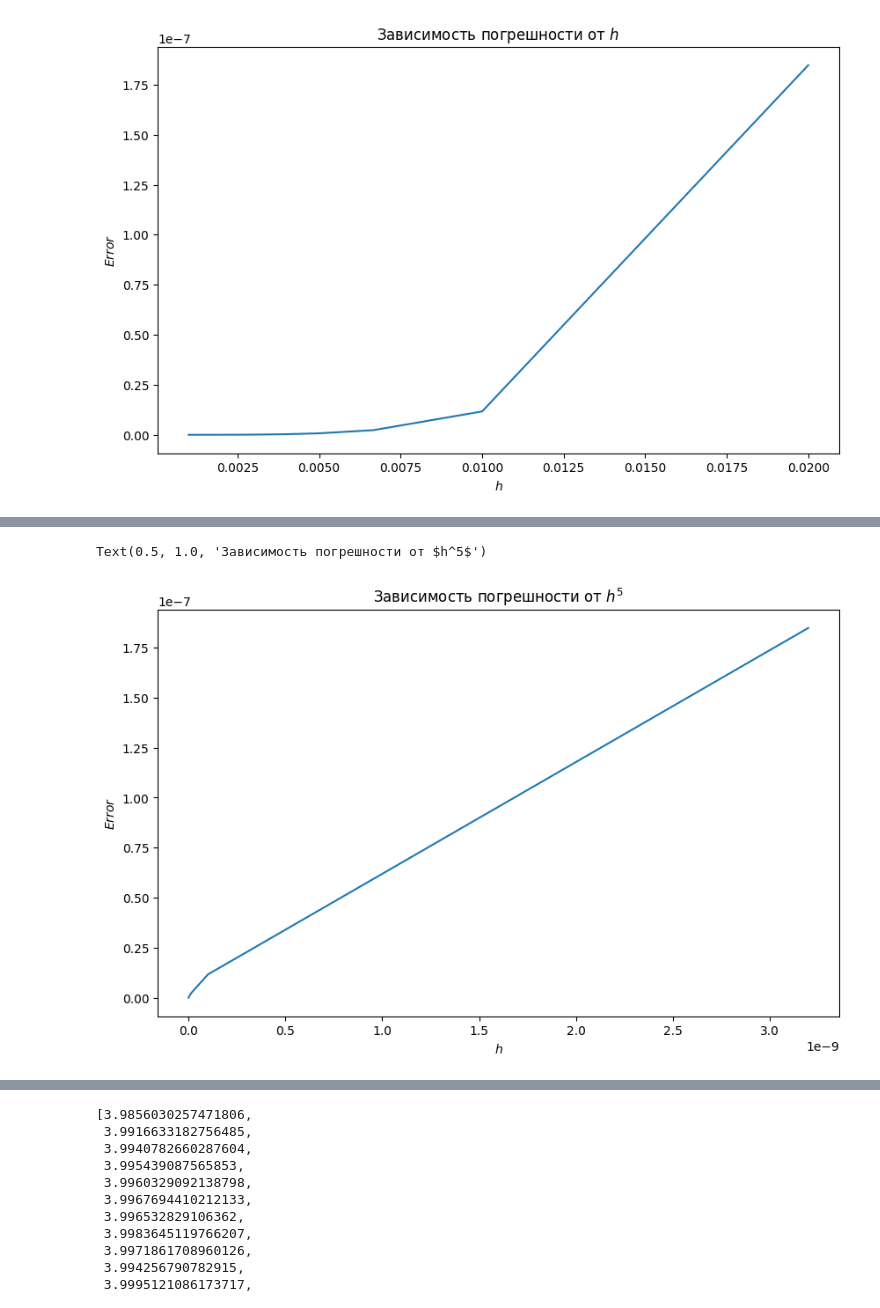
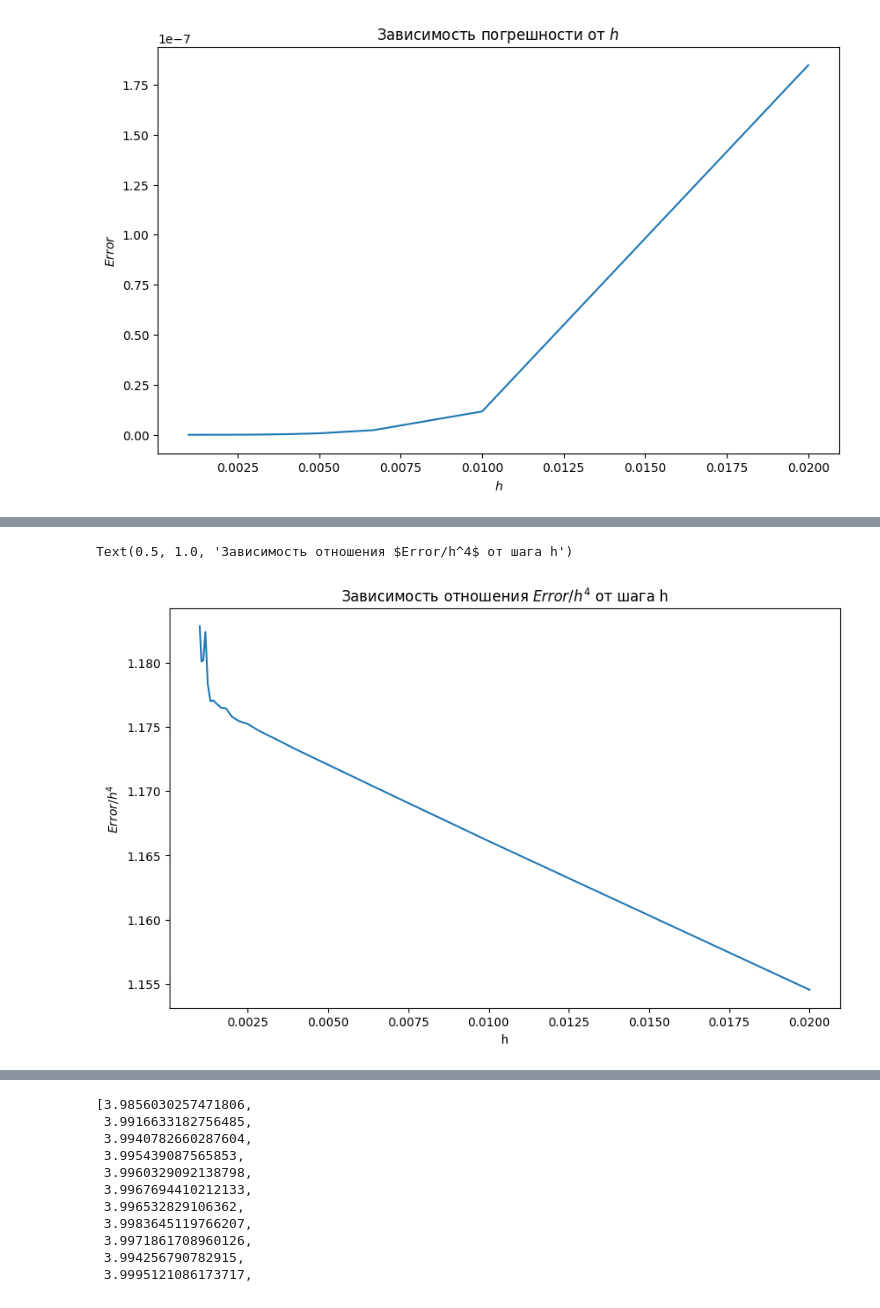
Before and after one commit to BKamol/NumericalMethods, a Jupyter notebook: CourseWork.ipynb, the cells around one changed output, grey strips where cells are left out. Drawn from its saved outputs; the diff is of its cells as text; code cells hidden in the pictures.

```diff
--- a/CourseWork.ipynb
+++ b/CourseWork.ipynb
@@ -74,7 +74,6 @@ print(error(nodes, y_calc, y_precise))
 Ns = np.arange(100, 2001, 100)
 hs = []
 max_errors = []
-max_errors_h = []
 for N in Ns:
     h = (b-a)/N
     hs.append(h)
@@ -83,11 +82,10 @@ for N in Ns:
 
     errors = error(nodes, y_calc, y_precise)
     max_errors.append(max(errors))
-    max_errors_h.append(max(errors)/(h**5))
 
 hs = np.array(hs)
 max_errors = np.array(max_errors)
-max_errors_h = np.array(max_errors_h)
+max_errors_h = max_errors/hs**4
 # %%
 plt.rcParams['figure.figsize'] = (10, 6)
 plt.plot(hs, max_errors)
@@ -100,9 +129,9 @@ Text(0.5, 1.0, 'Зависимость погрешности от $h$')
 # %%
 plt.rcParams['figure.figsize'] = (10, 6)
-plt.plot(hs**5, max_errors)
-plt.xlabel('$h$')
-plt.ylabel('$Error$')
-plt.title("Зависимость погрешности от $h^5$")
+plt.plot(hs, max_errors_h)
+plt.xlabel('h')
+plt.ylabel('$Error/h^4$')
+plt.title("Зависимость отношения $Error/h^4$ от шага h")
 # %% [output]
-Text(0.5, 1.0, 'Зависимость погрешности от $h^5$')
+Text(0.5, 1.0, 'Зависимость отношения $Error/h^4$ от шага h')
-[figure, old version]
+[figure, new version]
```
Also changed, not shown: parts of 6 cells of this notebook, 3 other files.
